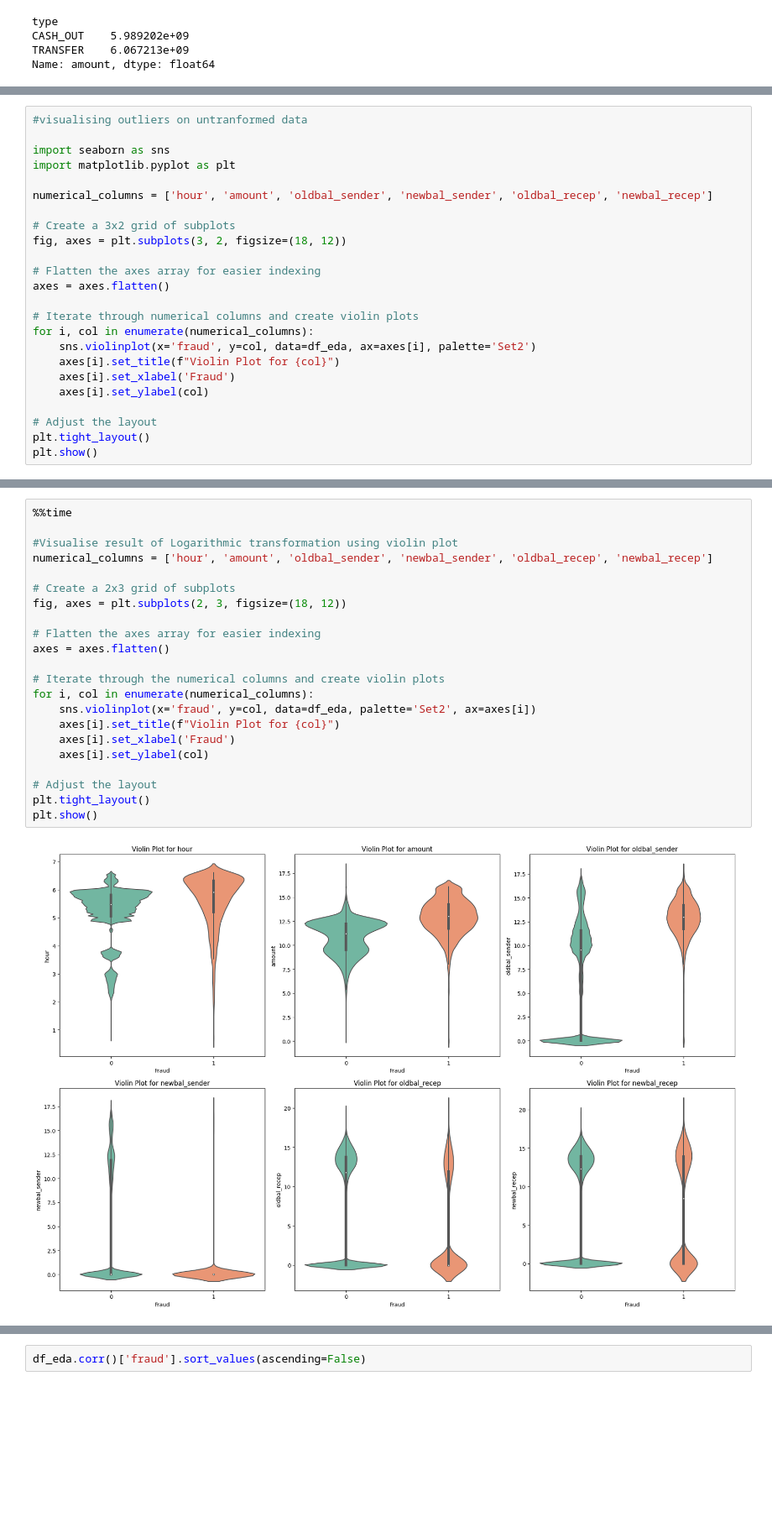
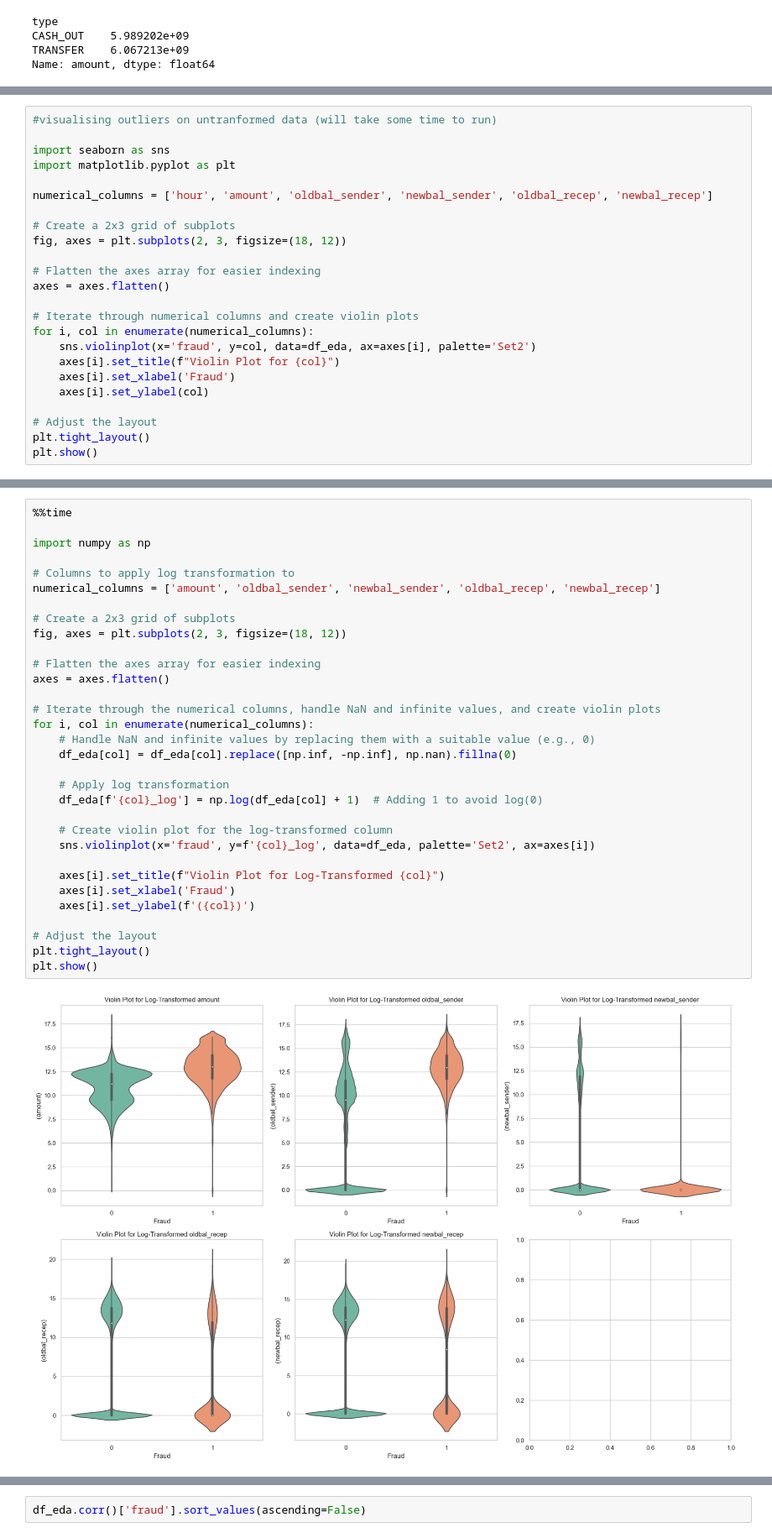
Before and after one commit to EmmaT0611/Fraud-Detection-in-Online-Payment, a Jupyter notebook: Online Payment Fraud detection ML.ipynb, the cells around one changed output, grey strips where cells are left out. Shown at 84% size. Saved outputs shown, nothing was run; the diff lists cells and outputs as text; blank space fills up the shorter version.

```diff
--- a/Online Payment Fraud detection ML.ipynb
+++ b/Online Payment Fraud detection ML.ipynb
@@ -472,13 +451,13 @@ plt.show()
 # %%
-#visualising outliers on untranformed data
+#visualising outliers on untranformed data (will take some time to run)
 
 import seaborn as sns
 import matplotlib.pyplot as plt
 
 numerical_columns = ['hour', 'amount', 'oldbal_sender', 'newbal_sender', 'oldbal_recep', 'newbal_recep']
 
-# Create a 3x2 grid of subplots
-fig, axes = plt.subplots(3, 2, figsize=(18, 12))
+# Create a 2x3 grid of subplots
+fig, axes = plt.subplots(2, 3, figsize=(18, 12))
 
 # Flatten the axes array for easier indexing
 axes = axes.flatten()
@@ -526,24 +477,34 @@ plt.show()
 # %%
 %%time
 
-#Visualise result of Logarithmic transformation using violin plot
-numerical_columns = ['hour', 'amount', 'oldbal_sender', 'newbal_sender', 'oldbal_recep', 'newbal_recep']
+import numpy as np
+
+# Columns to apply log transformation to
+numerical_columns = ['amount', 'oldbal_sender', 'newbal_sender', 'oldbal_recep', 'newbal_recep']
 
 # Create a 2x3 grid of subplots
 fig, axes = plt.subplots(2, 3, figsize=(18, 12))
 
 # Flatten the axes array for easier indexing
 axes = axes.flatten()
 
-# Iterate through the numerical columns and create violin plots
+# Iterate through the numerical columns, handle NaN and infinite values, and create violin plots
 for i, col in enumerate(numerical_columns):
-    sns.violinplot(x='fraud', y=col, data=df_eda, palette='Set2', ax=axes[i])
-    axes[i].set_title(f"Violin Plot for {col}")
+    # Handle NaN and infinite values by replacing them with a suitable value (e.g., 0)
+    df_eda[col] = df_eda[col].replace([np.inf, -np.inf], np.nan).fillna(0)
+
+    # Apply log transformation
+    df_eda[f'{col}_log'] = np.log(df_eda[col] + 1)  # Adding 1 to avoid log(0)
+
+    # Create violin plot for the log-transformed column
+    sns.violinplot(x='fraud', y=f'{col}_log', data=df_eda, palette='Set2', ax=axes[i])
+
+    axes[i].set_title(f"Violin Plot for Log-Transformed {col}")
     axes[i].set_xlabel('Fraud')
-    axes[i].set_ylabel(col)
+    axes[i].set_ylabel(f'({col})')
 
 # Adjust the layout
 plt.tight_layout()
 plt.show()
 # %% [output]
-[figure, old version]
+[figure, new version]
```
Also changed, not shown: parts of 116 cells of this notebook.
